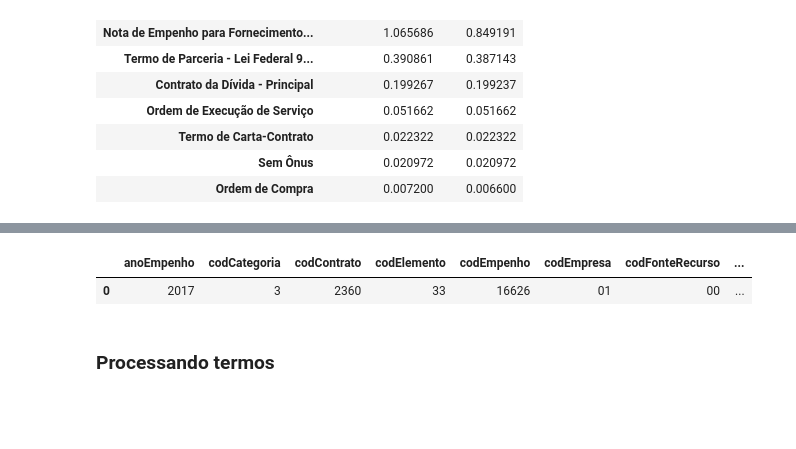
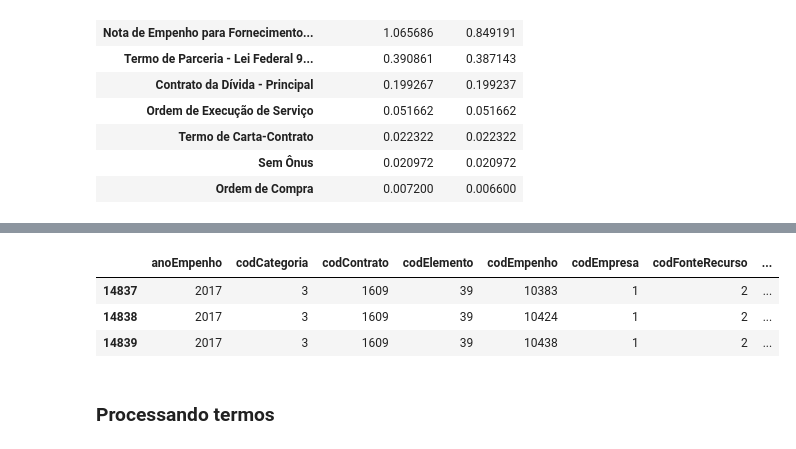
Before and after one commit to bplmp/orcamento-sme-analise, a Jupyter notebook: visualizacao-orcamento-sme.ipynb, the cells around one changed output, grey strips where cells are left out. Drawn from its saved outputs; the diff is of its cells as text; code cells hidden in the pictures; blank space fills up the shorter version.

```diff
--- a/visualizacao-orcamento-sme.ipynb
+++ b/visualizacao-orcamento-sme.ipynb
@@ -99,0 +86,2 @@ del frames
+# %%
+empenhos_contratos_df = pd.read_json('dados/empenhos-contratos-2017.json')
@@ -495,13 +459,15 @@ HTML(
 # %% [output]
 [interactive output not drawn]
 # %%
-cod = 2360
+cod = 1609
 filter_df = empenhos_contratos_df[empenhos_contratos_df['codContrato'] == cod]
 HTML(filter_df.to_html())
 # filter_df.txtDescricaoProjetoAtividade
 # %% [output]
 |  | anoEmpenho | codCategoria | codContrato | codElemento | codEmpenho | codEmpresa | codFonteRecurso | ... |
-| 0 | 2017 | 3 | 2360 | 33 | 16626 | 01 | 00 | ... |
+| 14837 | 2017 | 3 | 1609 | 39 | 10383 | 1 | 2 | ... |
+| 14838 | 2017 | 3 | 1609 | 39 | 10424 | 1 | 2 | ... |
+| 14839 | 2017 | 3 | 1609 | 39 | 10438 | 1 | 2 | ... |
 # %% [markdown]
 ### Processando termos
 # %%
```
Also changed, not shown: parts of 25 cells of this notebook, 4 other files.
